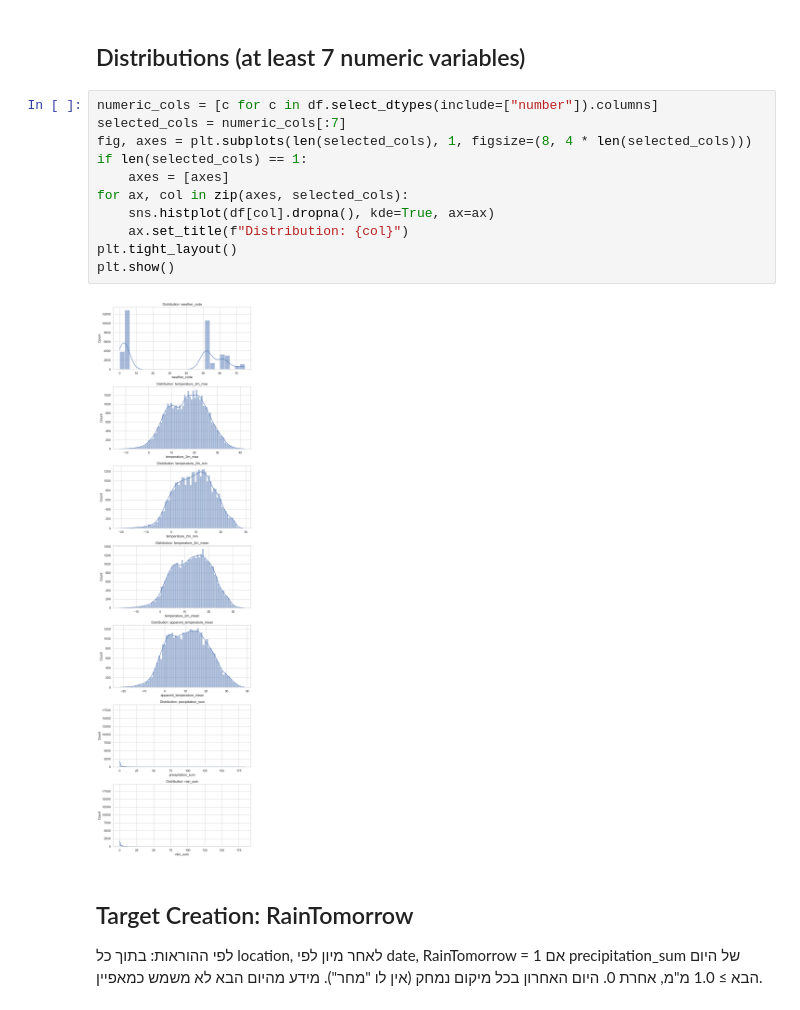
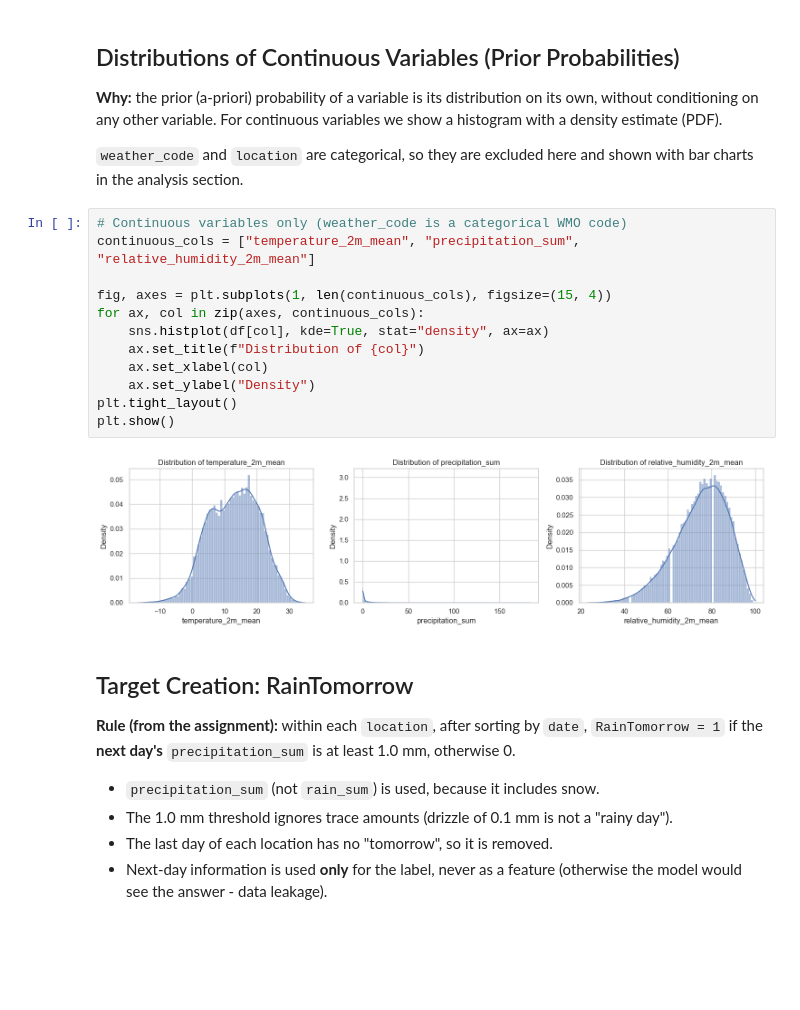
Before and after one commit to rokrok2020/Macine_Learning, a Jupyter notebook: dataset_creation.ipynb, the cells around one changed output. Cells and saved outputs as stored; diff of their text form; blank space fills up the shorter version.

Commit message:
Add English documentation, plausibility checks, fix distributions section

```diff
--- a/dataset_creation.ipynb
+++ b/dataset_creation.ipynb
@@ -51,22 +104,32 @@ quality.head(20)
 # %% [markdown]
-## Distributions (at least 7 numeric variables)
+## Distributions of Continuous Variables (Prior Probabilities)
+
+**Why:** the prior (a-priori) probability of a variable is its distribution on its own, without conditioning on any other variable. For continuous variables we show a histogram with a density estimate (PDF).
+
+`weather_code` and `location` are categorical, so they are excluded here and shown with bar charts in the analysis section.
 # %%
-numeric_cols = [c for c in df.select_dtypes(include=["number"]).columns]
-selected_cols = numeric_cols[:7]
-fig, axes = plt.subplots(len(selected_cols), 1, figsize=(8, 4 * len(selected_cols)))
-if len(selected_cols) == 1:
-    axes = [axes]
-for ax, col in zip(axes, selected_cols):
-    sns.histplot(df[col].dropna(), kde=True, ax=ax)
-    ax.set_title(f"Distribution: {col}")
+# Continuous variables only (weather_code is a categorical WMO code)
+continuous_cols = ["temperature_2m_mean", "precipitation_sum", "relative_humidity_2m_mean"]
+
+fig, axes = plt.subplots(1, len(continuous_cols), figsize=(15, 4))
+for ax, col in zip(axes, continuous_cols):
+    sns.histplot(df[col], kde=True, stat="density", ax=ax)
+    ax.set_title(f"Distribution of {col}")
+    ax.set_xlabel(col)
+    ax.set_ylabel("Density")
 plt.tight_layout()
 plt.show()
 # %% [output]
-[figure, old version]
+[figure, new version]
 # %% [markdown]
 ## Target Creation: RainTomorrow
-לפי ההוראות: בתוך כל location, לאחר מיון לפי date, RainTomorrow = 1 אם precipitation_sum של היום הבא ≥ 1.0 מ"מ, אחרת 0.
-היום האחרון בכל מיקום נמחק (אין לו "מחר"). מידע מהיום הבא לא משמש כמאפיין.
+
+**Rule (from the assignment):** within each `location`, after sorting by `date`, `RainTomorrow = 1` if the **next day's** `precipitation_sum` is at least 1.0 mm, otherwise 0.
+
+- `precipitation_sum` (not `rain_sum`) is used, because it includes snow.
+- The 1.0 mm threshold ignores trace amounts (drizzle of 0.1 mm is not a "rainy day").
+- The last day of each location has no "tomorrow", so it is removed.
+- Next-day information is used **only** for the label, never as a feature (otherwise the model would see the answer - data leakage).
 # %%
 df["date"] = pd.to_datetime(df["date"])
 df = df.sort_values(["location", "date"]).reset_index(drop=True)
```
Also changed, not shown: parts of 8 cells of this notebook, 2 other files.
